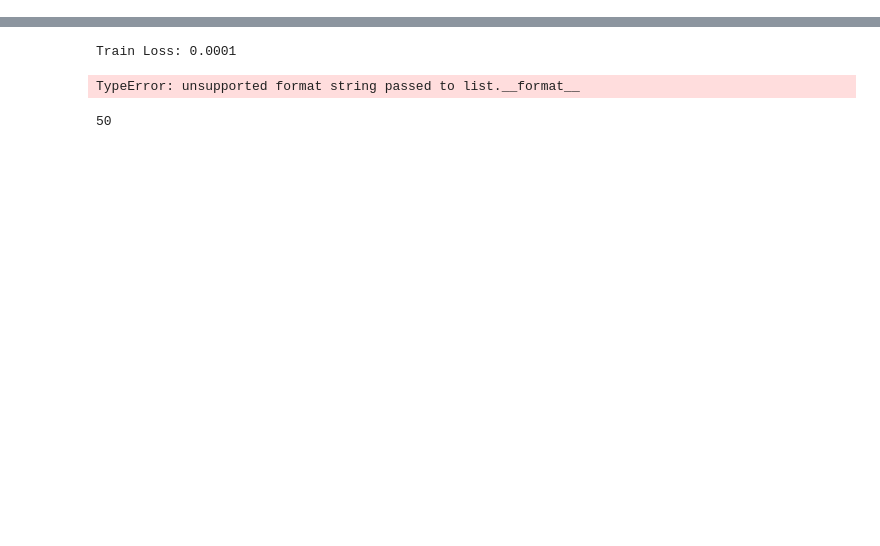
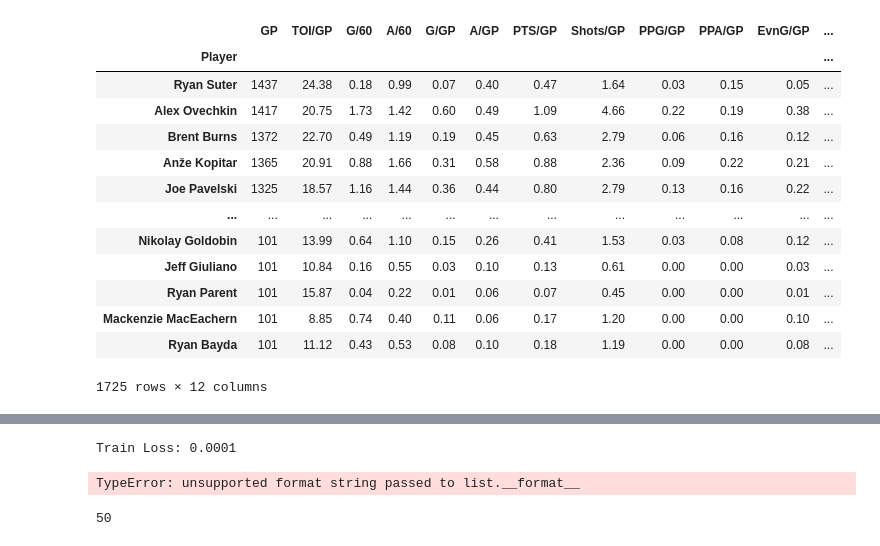
Before and after one commit to JoshCroasdale/Capstone-Project-2024, a Jupyter notebook: Capstone_NeuralNetwork_Notebook.ipynb, the cells around one changed output, grey strips where cells are left out. Cells and saved outputs as stored; diff of their text form; code cells hidden in the pictures; blank space fills up the shorter version.

```diff
--- a/Capstone_NeuralNetwork_Notebook.ipynb
+++ b/Capstone_NeuralNetwork_Notebook.ipynb
@@ -28,0 +45,18 @@ nhl_career_per_game
+# %%
+df = nhl_career_per_game[nhl_career_per_game['GP'] >= 100]
+df.sort_values(by='GP', ascending=False)
+# %% [output]
+|  | GP | TOI/GP | G/60 | A/60 | G/GP | A/GP | PTS/GP | Shots/GP | PPG/GP | PPA/GP | EvnG/GP | ... |
+| Player |  |  |  |  |  |  |  |  |  |  |  | ... |
+| Ryan Suter | 1437 | 24.38 | 0.18 | 0.99 | 0.07 | 0.40 | 0.47 | 1.64 | 0.03 | 0.15 | 0.05 | ... |
+| Alex Ovechkin | 1417 | 20.75 | 1.73 | 1.42 | 0.60 | 0.49 | 1.09 | 4.66 | 0.22 | 0.19 | 0.38 | ... |
+| Brent Burns | 1372 | 22.70 | 0.49 | 1.19 | 0.19 | 0.45 | 0.63 | 2.79 | 0.06 | 0.16 | 0.12 | ... |
+| Anže Kopitar | 1365 | 20.91 | 0.88 | 1.66 | 0.31 | 0.58 | 0.88 | 2.36 | 0.09 | 0.22 | 0.21 | ... |
+| Joe Pavelski | 1325 | 18.57 | 1.16 | 1.44 | 0.36 | 0.44 | 0.80 | 2.79 | 0.13 | 0.16 | 0.22 | ... |
+| ... | ... | ... | ... | ... | ... | ... | ... | ... | ... | ... | ... | ... |
+| Nikolay Goldobin | 101 | 13.99 | 0.64 | 1.10 | 0.15 | 0.26 | 0.41 | 1.53 | 0.03 | 0.08 | 0.12 | ... |
+| Jeff Giuliano | 101 | 10.84 | 0.16 | 0.55 | 0.03 | 0.10 | 0.13 | 0.61 | 0.00 | 0.00 | 0.03 | ... |
+| Ryan Parent | 101 | 15.87 | 0.04 | 0.22 | 0.01 | 0.06 | 0.07 | 0.45 | 0.00 | 0.00 | 0.01 | ... |
+| Mackenzie MacEachern | 101 | 8.85 | 0.74 | 0.40 | 0.11 | 0.06 | 0.17 | 1.20 | 0.00 | 0.00 | 0.10 | ... |
+| Ryan Bayda | 101 | 11.12 | 0.43 | 0.53 | 0.08 | 0.10 | 0.18 | 1.19 | 0.00 | 0.00 | 0.08 | ... |
+1725 rows × 12 columns
```
Also changed, not shown: parts of 32 cells of this notebook.
